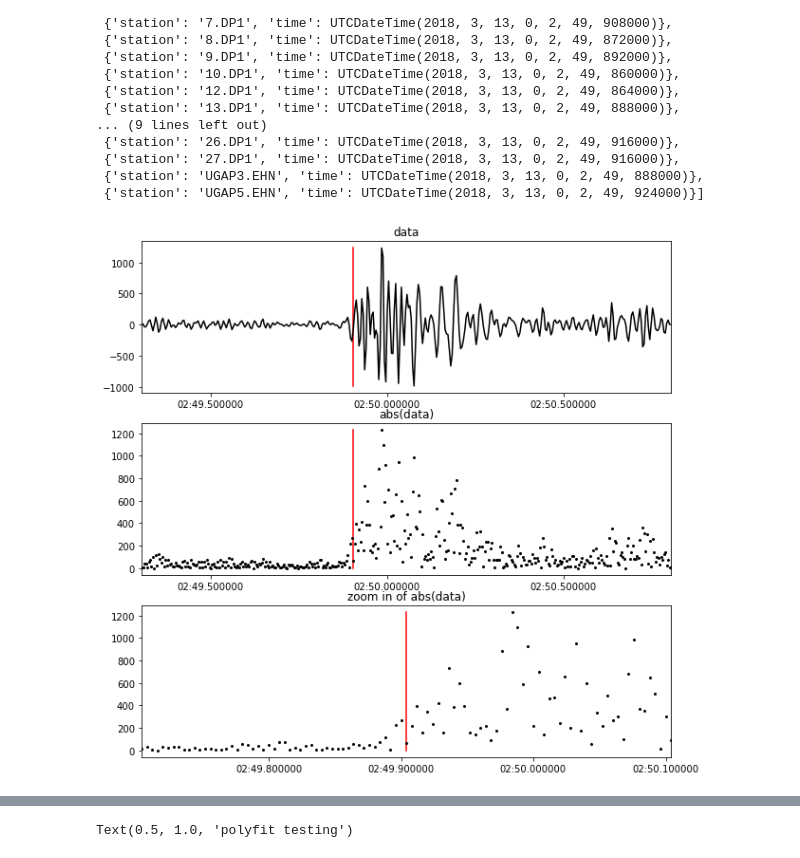
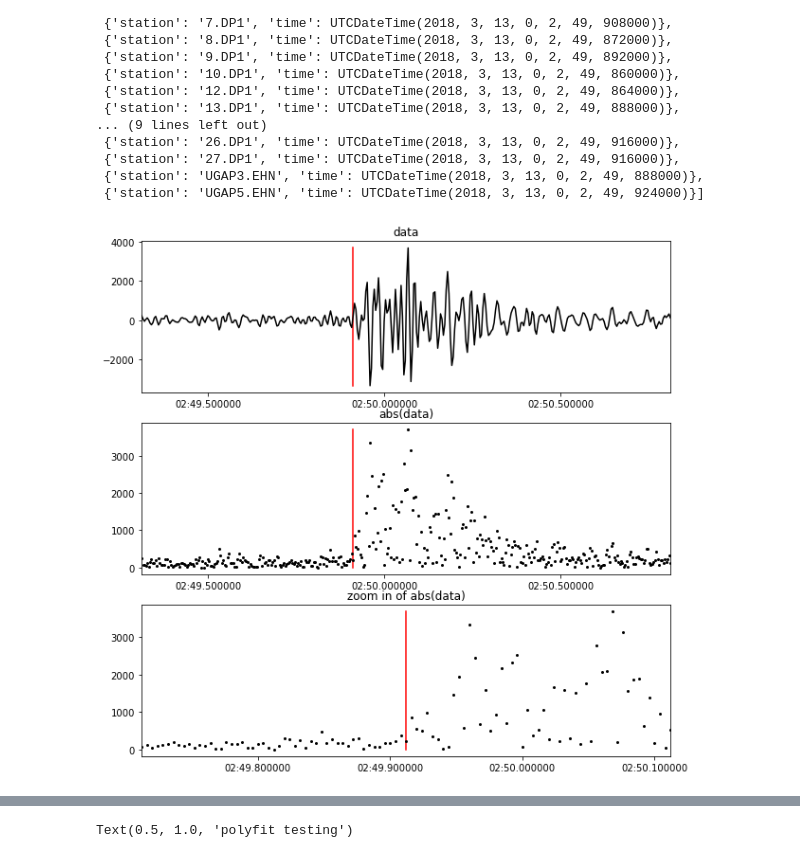
Before and after one commit to tjnewton/sigpig, a Jupyter notebook: examples/explore_Trace.ipynb, the cells around one changed output, grey strips where cells are left out. Saved outputs shown, nothing was run; the diff lists cells and outputs as text; code cells hidden in the pictures.

```diff
--- a/examples/explore_Trace.ipynb
+++ b/examples/explore_Trace.ipynb
@@ -130,7 +130,7 @@ fig.tight_layout()
 # fig.savefig(f"event_picks.png", dpi=200)
 # %%
 # identify the trace to inspect as an index into event_stream
-index = 16 # test 0,2,16,20
+index = 0 # test 0,2,16,20
 trace = event_stream[index].copy()
 # identify the pick time associated with this trace
 pick_time_DT = event[index]['time'] # UTCDateTime object for operating on dates
@@ -141,34 +141,34 @@ trace_times_DT = np.asarray([trace.stats.starttime + offset for offset in trace.
 trace_times = trace.times("matplotlib")
 trace_data = trace.data.copy()
 
 # plot trace data and the absolute value of the data
 fig, ax = plt.subplots(3, figsize=(10, 10))
 
 # plot the pick time
 ax[0].plot_date([pick_time, pick_time], [trace_data.min(), trace_data.max()], fmt="r-", markersize=1)
 # plot raw data as points
 ax[0].plot_date(trace_times, trace_data, fmt="k-", markersize=1)
 ax[0].set_title("data")
 ax[0].set_xlim([trace_times[0], trace_times[-1]])
 
 # plot the pick time
 ax[1].plot_date([pick_time, pick_time], [abs(trace_data).min(), abs(trace_data).max()], fmt="r-", markersize=1)
 # plot abs(data) as points
 ax[1].plot_date(trace_times, abs(trace_data), fmt="ko", markersize=2)
 ax[1].set_title("abs(data)")
 ax[1].set_xlim([trace_times[0], trace_times[-1]])
 
 # plot the pick time
 ax[2].plot_date([pick_time, pick_time], [abs(trace_data).min(), abs(trace_data).max()], fmt="r-", markersize=1)
 # plot zoom-in of abs(data)
 ax[2].plot_date(trace_times, abs(trace_data), fmt="ko", markersize=2)
 ax[2].set_title("zoom in of abs(data)")
 # sex x_lim to + and - 0.2 seconds surrounding pick time
 ax[2].set_xlim([(pick_time_DT - 0.2).matplotlib_date, (pick_time_DT + 0.2).matplotlib_date])
 
 plt.show()
 # %% [output]
-[figure, old version]
+[figure, new version]
 # %%
 # this cell processes the trace data to ultimately determine a polynomial that describes the shape of the phase onset,
 # then plots the data processing and fitting
```
Also changed, not shown: parts of 3 cells of this notebook.
